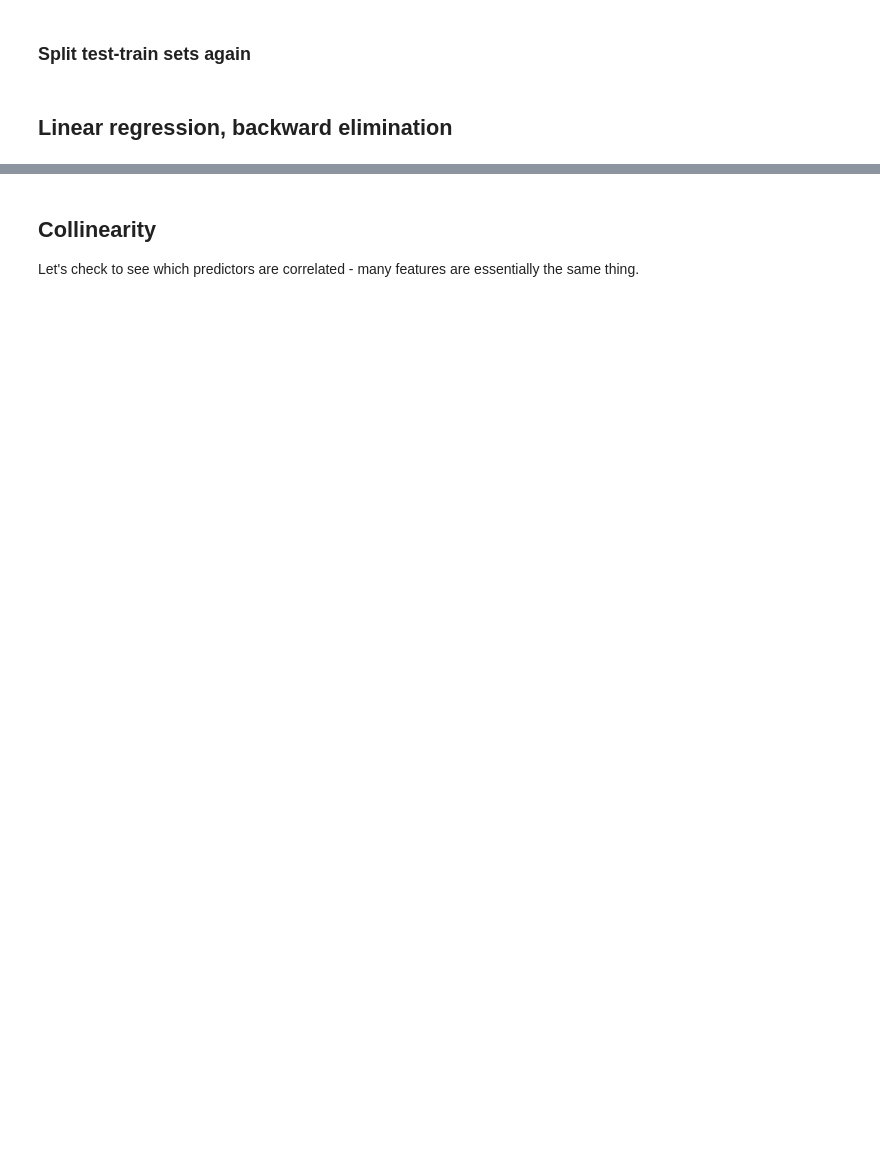
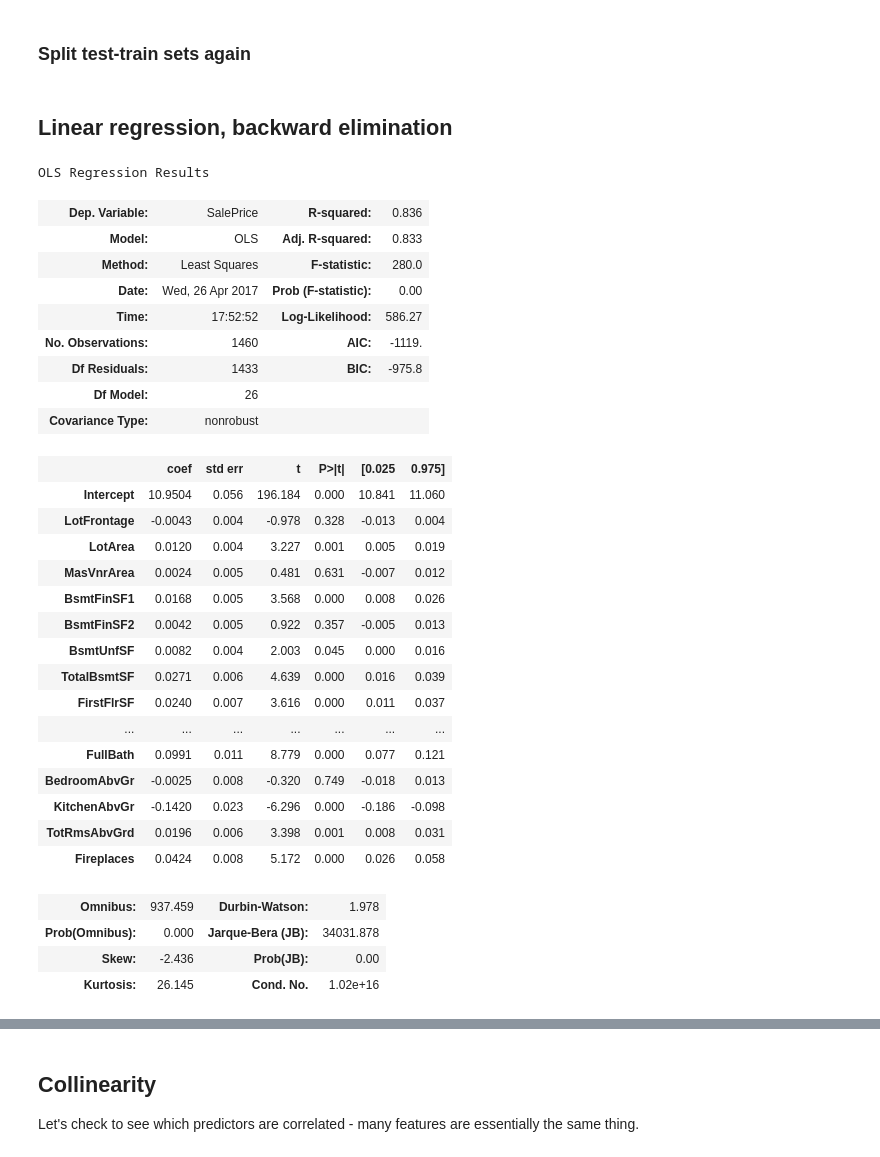
Before and after one commit to christopherhadley/kaggle-housing, a Jupyter notebook: kaggle-housing.ipynb, the cells around one changed output, grey strips where cells are left out. Cells and saved outputs as stored; diff of their text form; code cells hidden in the pictures; blank space fills up the shorter version.

```diff
--- a/kaggle-housing.ipynb
+++ b/kaggle-housing.ipynb
@@ -256,9 +260,40 @@ test = data_full.ix['test']
 # %%
-# # this is the standard import if you're using "formula notation" (similar to R)
-# import statsmodels.formula.api as smf
+# this is the standard import if you're using "formula notation" (similar to R)
+import statsmodels.formula.api as smf
 
-# # create a fitted model with all three features
-# lm = smf.ols(formula='SalePrice ~ LotFrontage + LotArea + MasVnrArea + BsmtFinSF1 + BsmtFinSF2 + BsmtUnfSF + TotalBsmtSF + FirstFlrSF + SecondFlrSF + LowQualFinSF + GrLivArea + GarageArea + WoodDeckSF + OpenPorchSF + EnclosedPorch + ThreeSsnPorch + ScreenPorch + PoolArea + MiscVal + OverallQual + OverallCond + BsmtFullBath + BsmtHalfBath + FullBath + BedroomAbvGr + KitchenAbvGr + TotRmsAbvGrd + Fireplaces', data=train).fit()
+# create a fitted model with all three features
+lm = smf.ols(formula='SalePrice ~ LotFrontage + LotArea + MasVnrArea + BsmtFinSF1 + BsmtFinSF2 + BsmtUnfSF + TotalBsmtSF + FirstFlrSF + SecondFlrSF + LowQualFinSF + GrLivArea + GarageArea + WoodDeckSF + OpenPorchSF + EnclosedPorch + ThreeSsnPorch + ScreenPorch + PoolArea + MiscVal + OverallQual + OverallCond + BsmtFullBath + BsmtHalfBath + FullBath + BedroomAbvGr + KitchenAbvGr + TotRmsAbvGrd + Fireplaces', data=train).fit()
 
-# # print the coefficients
-# lm.summary()
+# print the coefficients
+lm.summary()
+# %% [output]
+OLS Regression Results
+| Dep. Variable: | SalePrice | R-squared: | 0.836 |
+| Model: | OLS | Adj. R-squared: | 0.833 |
+| Method: | Least Squares | F-statistic: | 280.0 |
+| Date: | Wed, 26 Apr 2017 | Prob (F-statistic): | 0.00 |
+| Time: | 17:52:52 | Log-Likelihood: | 586.27 |
+| No. Observations: | 1460 | AIC: | -1119. |
+| Df Residuals: | 1433 | BIC: | -975.8 |
+| Df Model: | 26 |  |  |
+| Covariance Type: | nonrobust |  |  |
+|  | coef | std err | t | P>|t| | [0.025 | 0.975] |
+| Intercept | 10.9504 | 0.056 | 196.184 | 0.000 | 10.841 | 11.060 |
+| LotFrontage | -0.0043 | 0.004 | -0.978 | 0.328 | -0.013 | 0.004 |
+| LotArea | 0.0120 | 0.004 | 3.227 | 0.001 | 0.005 | 0.019 |
+| MasVnrArea | 0.0024 | 0.005 | 0.481 | 0.631 | -0.007 | 0.012 |
+| BsmtFinSF1 | 0.0168 | 0.005 | 3.568 | 0.000 | 0.008 | 0.026 |
+| BsmtFinSF2 | 0.0042 | 0.005 | 0.922 | 0.357 | -0.005 | 0.013 |
+| BsmtUnfSF | 0.0082 | 0.004 | 2.003 | 0.045 | 0.000 | 0.016 |
+| TotalBsmtSF | 0.0271 | 0.006 | 4.639 | 0.000 | 0.016 | 0.039 |
+| FirstFlrSF | 0.0240 | 0.007 | 3.616 | 0.000 | 0.011 | 0.037 |
+| ... | ... | ... | ... | ... | ... | ... |
+| FullBath | 0.0991 | 0.011 | 8.779 | 0.000 | 0.077 | 0.121 |
+| BedroomAbvGr | -0.0025 | 0.008 | -0.320 | 0.749 | -0.018 | 0.013 |
+| KitchenAbvGr | -0.1420 | 0.023 | -6.296 | 0.000 | -0.186 | -0.098 |
+| TotRmsAbvGrd | 0.0196 | 0.006 | 3.398 | 0.001 | 0.008 | 0.031 |
+| Fireplaces | 0.0424 | 0.008 | 5.172 | 0.000 | 0.026 | 0.058 |
+| Omnibus: | 937.459 | Durbin-Watson: | 1.978 |
+| Prob(Omnibus): | 0.000 | Jarque-Bera (JB): | 34031.878 |
+| Skew: | -2.436 | Prob(JB): | 0.00 |
+| Kurtosis: | 26.145 | Cond. No. | 1.02e+16 |
```
Also changed, not shown: parts of 32 cells of this notebook.
